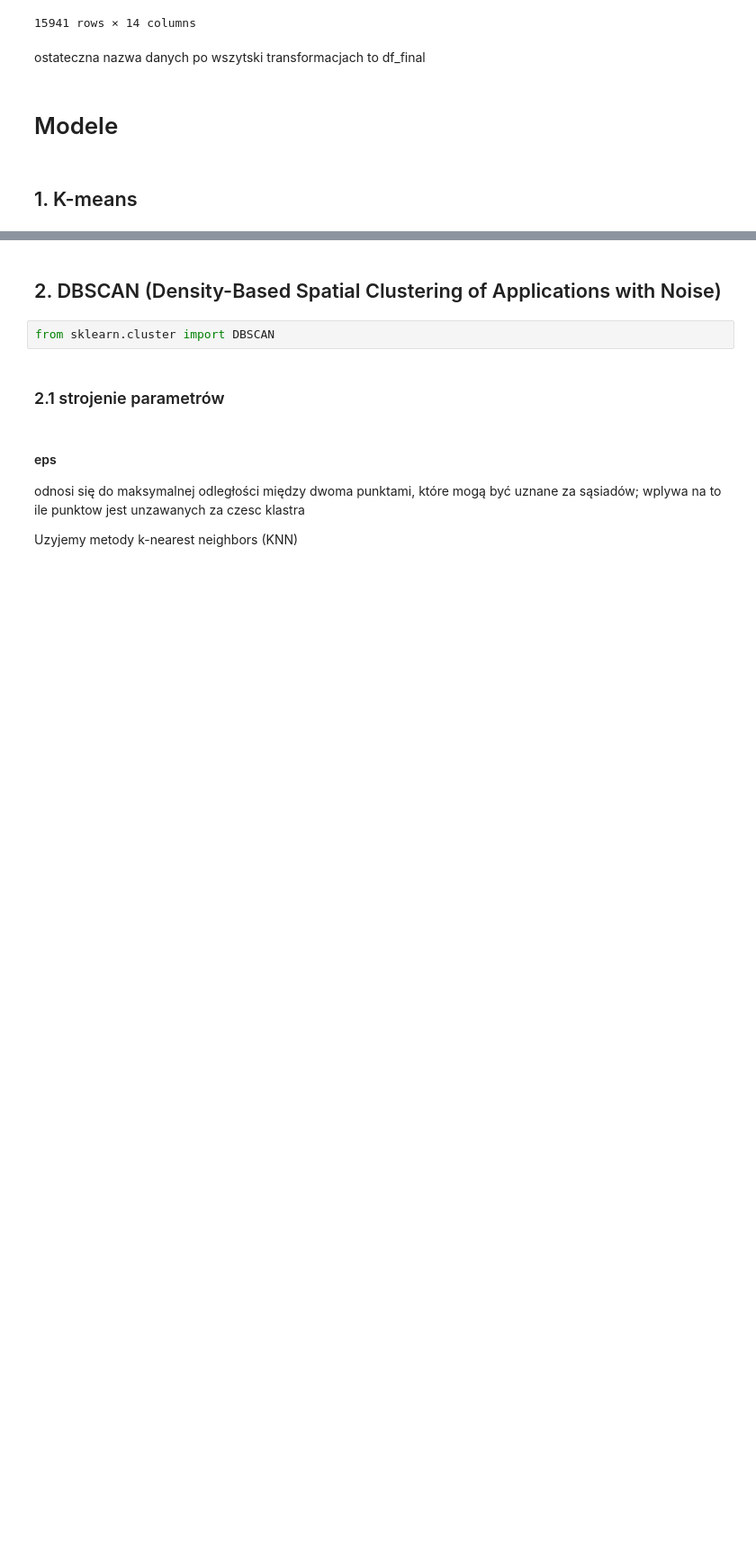
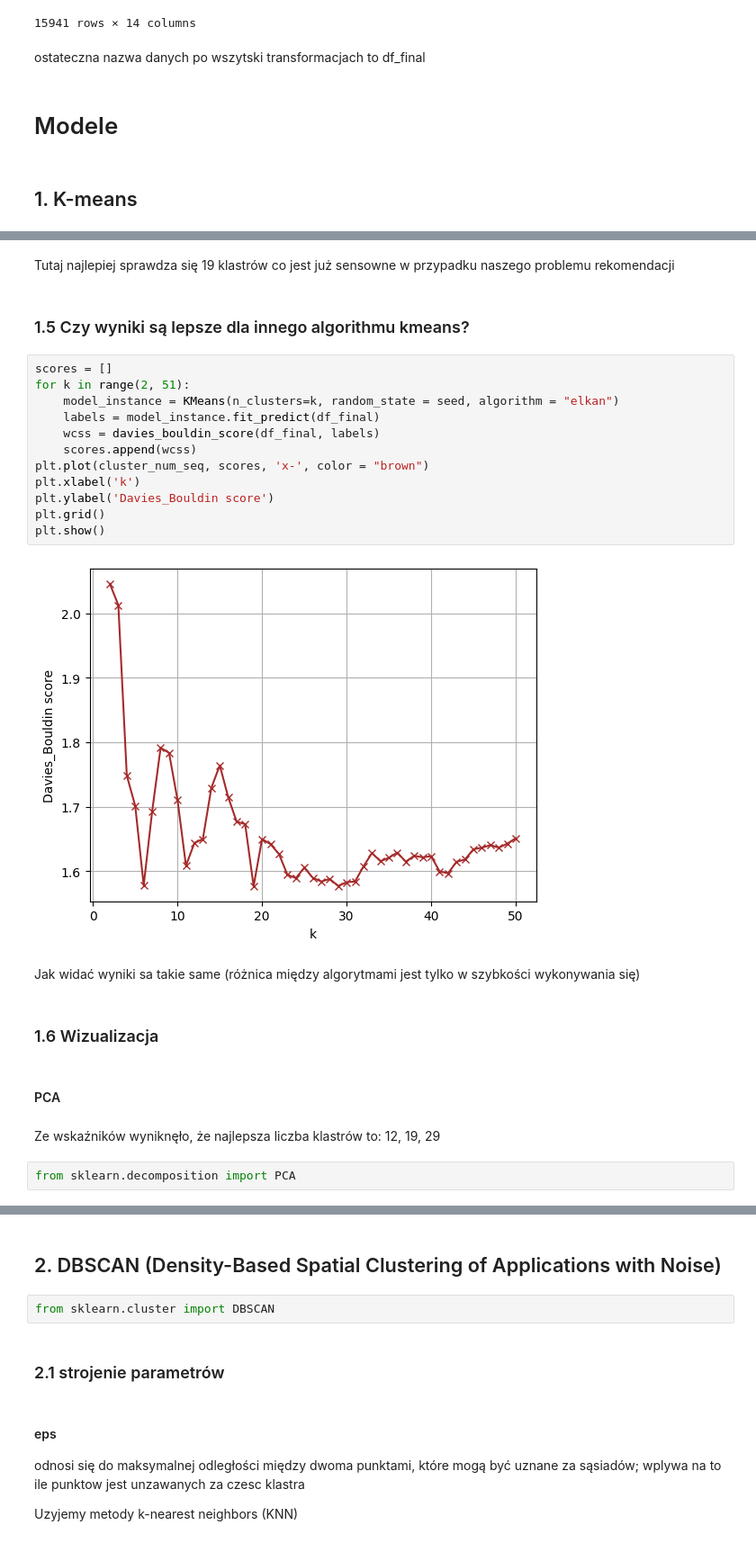
Before and after one commit to AristocratesJ/New-York-Airbnb-Clustering-Task, a Jupyter notebook: final_models/final_models.ipynb, the cells around one changed output, grey strips where cells are left out. Shown at 90% size. Cells and saved outputs as stored; diff of their text form; blank space fills up the shorter version.

```diff
--- a/final_models/final_models.ipynb
+++ b/final_models/final_models.ipynb
@@ -285,0 +358,28 @@ uznalam ze robiles to juz ostatnio, wiec chyba latwiej jak ten ty zrobisz
+# %% [markdown]
+Tutaj najlepiej sprawdza się 19 klastrów co jest już sensowne w przypadku naszego problemu rekomendacji
+# %% [markdown]
+### 1.5 Czy wyniki są lepsze dla innego algorithmu kmeans?
+# %%
+scores = []
+for k in range(2, 51):
+    model_instance = KMeans(n_clusters=k, random_state = seed, algorithm = "elkan")
+    labels = model_instance.fit_predict(df_final)
+    wcss = davies_bouldin_score(df_final, labels)
+    scores.append(wcss)
+plt.plot(cluster_num_seq, scores, 'x-', color = "brown")
+plt.xlabel('k')
+plt.ylabel('Davies_Bouldin score')
+plt.grid()
+plt.show()
+# %% [output]
+[figure, added]
+# %% [markdown]
+Jak widać wyniki sa takie same (różnica między algorytmami jest tylko w szybkości wykonywania się)
+# %% [markdown]
+### 1.6 Wizualizacja
+# %% [markdown]
+#### PCA
+# %% [markdown]
+Ze wskaźników wyniknęło, że najlepsza liczba klastrów to: 12, 19, 29
+# %%
+from sklearn.decomposition import PCA
```
Also changed, not shown: parts of 67 cells of this notebook, 2 other files.
